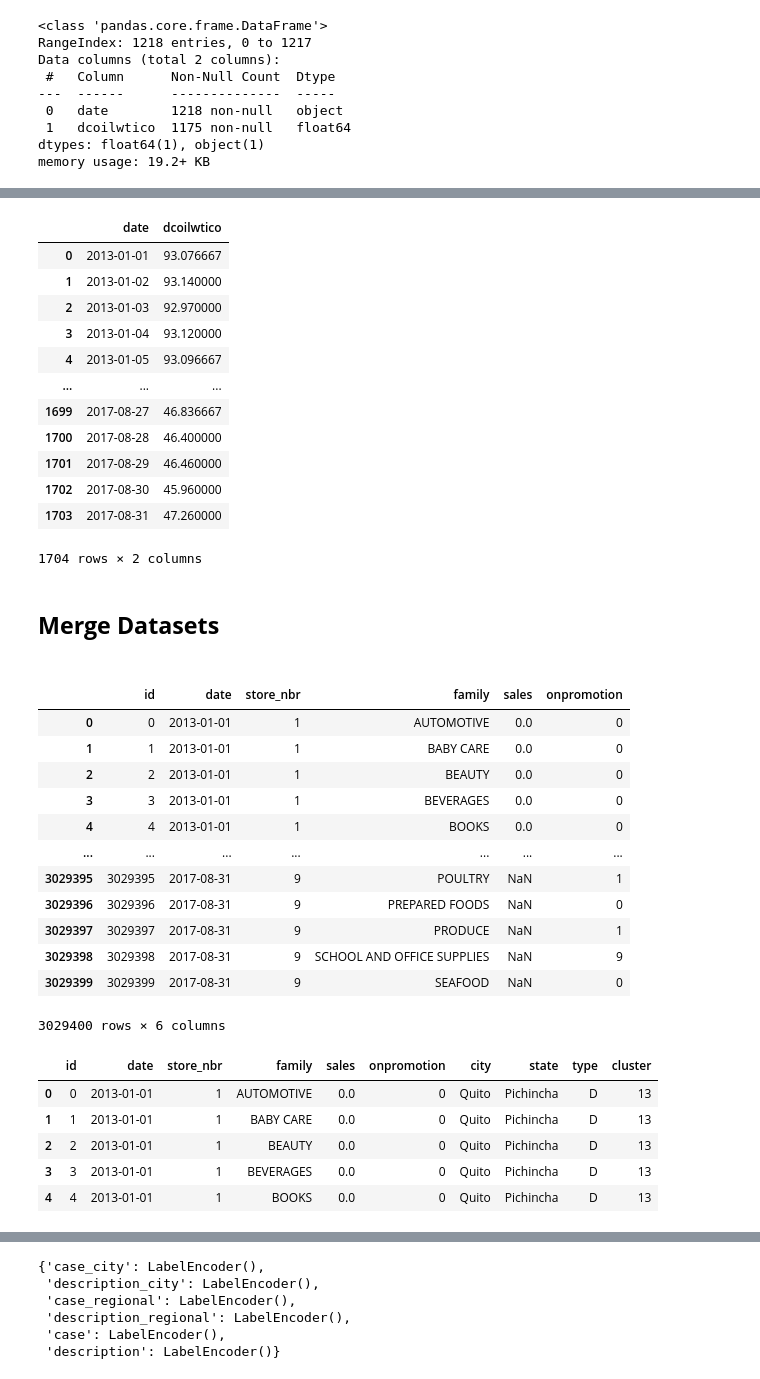
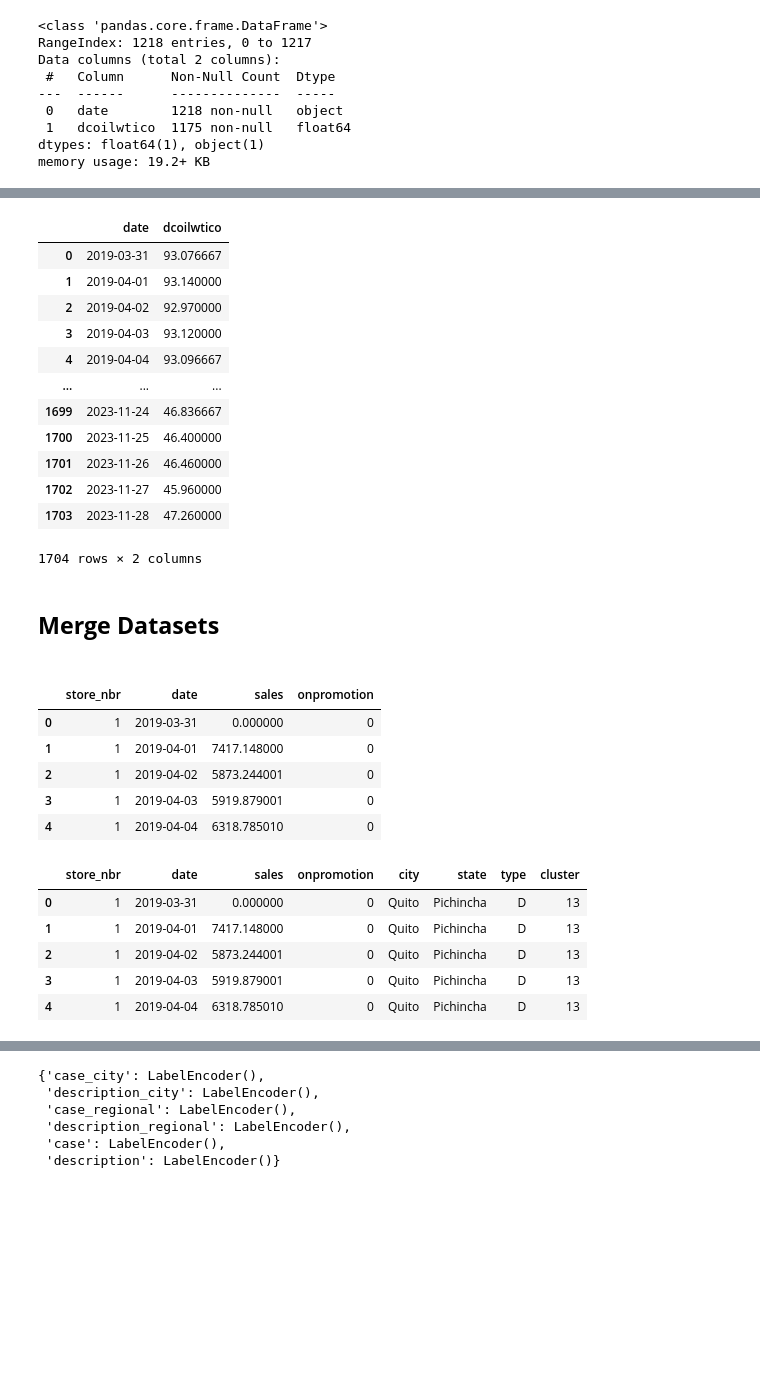
Before and after one commit to rhamdansyahrulm/Store-Sales, a Jupyter notebook: Store_Sales.ipynb, the cells around one changed output, grey strips where cells are left out. Cells and saved outputs as stored; diff of their text form; code cells hidden in the pictures; blank space fills up the shorter version.

```diff
--- a/Store_Sales.ipynb
+++ b/Store_Sales.ipynb
@@ -667,52 +577,50 @@ oil_imputed = oil_all_date.copy()
 
 # Imputing missing 'dcoilwtico' values with the predicted values.
 oil_imputed.loc[oil_imputed['dcoilwtico'].isnull(), 'dcoilwtico'] = predictions
+oil_imputed["date"] = pd.to_datetime(oil_imputed["date"])
+oil_imputed["date"] = oil_imputed["date"] + timedelta(days=365*6+90)
 
 oil_imputed
 # %% [output]
 |  | date | dcoilwtico |
-| 0 | 2013-01-01 | 93.076667 |
-| 1 | 2013-01-02 | 93.140000 |
-| 2 | 2013-01-03 | 92.970000 |
-| 3 | 2013-01-04 | 93.120000 |
-| 4 | 2013-01-05 | 93.096667 |
+| 0 | 2019-03-31 | 93.076667 |
+| 1 | 2019-04-01 | 93.140000 |
+| 2 | 2019-04-02 | 92.970000 |
+| 3 | 2019-04-03 | 93.120000 |
+| 4 | 2019-04-04 | 93.096667 |
 | ... | ... | ... |
-| 1699 | 2017-08-27 | 46.836667 |
-| 1700 | 2017-08-28 | 46.400000 |
-| 1701 | 2017-08-29 | 46.460000 |
-| 1702 | 2017-08-30 | 45.960000 |
-| 1703 | 2017-08-31 | 47.260000 |
+| 1699 | 2023-11-24 | 46.836667 |
+| 1700 | 2023-11-25 | 46.400000 |
+| 1701 | 2023-11-26 | 46.460000 |
+| 1702 | 2023-11-27 | 45.960000 |
+| 1703 | 2023-11-28 | 47.260000 |
 1704 rows × 2 columns
 # %% [markdown]
 <h2><b>Merge Datasets<b><h2>
 # %%
 # Creating a combined dataset from raw training and test datasets.
 # Concatenating raw training and test datasets to create a combined dataset.
 raw_combined_dataset = pd.concat([raw_train_dataset, raw_test_dataset], ignore_index=True)
-raw_combined_dataset
+raw_combined_dataset["date"] = pd.to_datetime(raw_combined_dataset["date"])
+raw_combined_dataset["date"] = raw_combined_dataset["date"] + timedelta(days=365*6+90)
+raw_combined_dataset = raw_combined_dataset.groupby(['store_nbr', 'date'])[['sales', 'onpromotion']].sum().reset_index()
+raw_combined_dataset.head()
 # %% [output]
-|  | id | date | store_nbr | family | sales | onpromotion |
-| 0 | 0 | 2013-01-01 | 1 | AUTOMOTIVE | 0.0 | 0 |
-| 1 | 1 | 2013-01-01 | 1 | BABY CARE | 0.0 | 0 |
-| 2 | 2 | 2013-01-01 | 1 | BEAUTY | 0.0 | 0 |
-| 3 | 3 | 2013-01-01 | 1 | BEVERAGES | 0.0 | 0 |
-| 4 | 4 | 2013-01-01 | 1 | BOOKS | 0.0 | 0 |
-| ... | ... | ... | ... | ... | ... | ... |
-| 3029395 | 3029395 | 2017-08-31 | 9 | POULTRY | NaN | 1 |
-| 3029396 | 3029396 | 2017-08-31 | 9 | PREPARED FOODS | NaN | 0 |
-| 3029397 | 3029397 | 2017-08-31 | 9 | PRODUCE | NaN | 1 |
-| 3029398 | 3029398 | 2017-08-31 | 9 | SCHOOL AND OFFICE SUPPLIES | NaN | 9 |
-| 3029399 | 3029399 | 2017-08-31 | 9 | SEAFOOD | NaN | 0 |
+|  | store_nbr | date | sales | onpromotion |
+| 0 | 1 | 2019-03-31 | 0.000000 | 0 |
+| 1 | 1 | 2019-04-01 | 7417.148000 | 0 |
+| 2 | 1 | 2019-04-02 | 5873.244001 | 0 |
+| 3 | 1 | 2019-04-03 | 5919.879001 | 0 |
+| 4 | 1 | 2019-04-04 | 6318.785010 | 0 |
-3029400 rows × 6 columns
 # %%
 # Merging combined dataset with store information using 'store_nbr' as the common key.
 raw_combined_dataset_stores = raw_combined_dataset.merge(stores, on='store_nbr', how='left')
 raw_combined_dataset_stores.head()
 # %% [output]
-|  | id | date | store_nbr | family | sales | onpromotion | city | state | type | cluster |
-| 0 | 0 | 2013-01-01 | 1 | AUTOMOTIVE | 0.0 | 0 | Quito | Pichincha | D | 13 |
-| 1 | 1 | 2013-01-01 | 1 | BABY CARE | 0.0 | 0 | Quito | Pichincha | D | 13 |
-| 2 | 2 | 2013-01-01 | 1 | BEAUTY | 0.0 | 0 | Quito | Pichincha | D | 13 |
-| 3 | 3 | 2013-01-01 | 1 | BEVERAGES | 0.0 | 0 | Quito | Pichincha | D | 13 |
-| 4 | 4 | 2013-01-01 | 1 | BOOKS | 0.0 | 0 | Quito | Pichincha | D | 13 |
+|  | store_nbr | date | sales | onpromotion | city | state | type | cluster |
+| 0 | 1 | 2019-03-31 | 0.000000 | 0 | Quito | Pichincha | D | 13 |
+| 1 | 1 | 2019-04-01 | 7417.148000 | 0 | Quito | Pichincha | D | 13 |
+| 2 | 1 | 2019-04-02 | 5873.244001 | 0 | Quito | Pichincha | D | 13 |
+| 3 | 1 | 2019-04-03 | 5919.879001 | 0 | Quito | Pichincha | D | 13 |
+| 4 | 1 | 2019-04-04 | 6318.785010 | 0 | Quito | Pichincha | D | 13 |
 # %%
```
Also changed, not shown: parts of 20 cells of this notebook.
